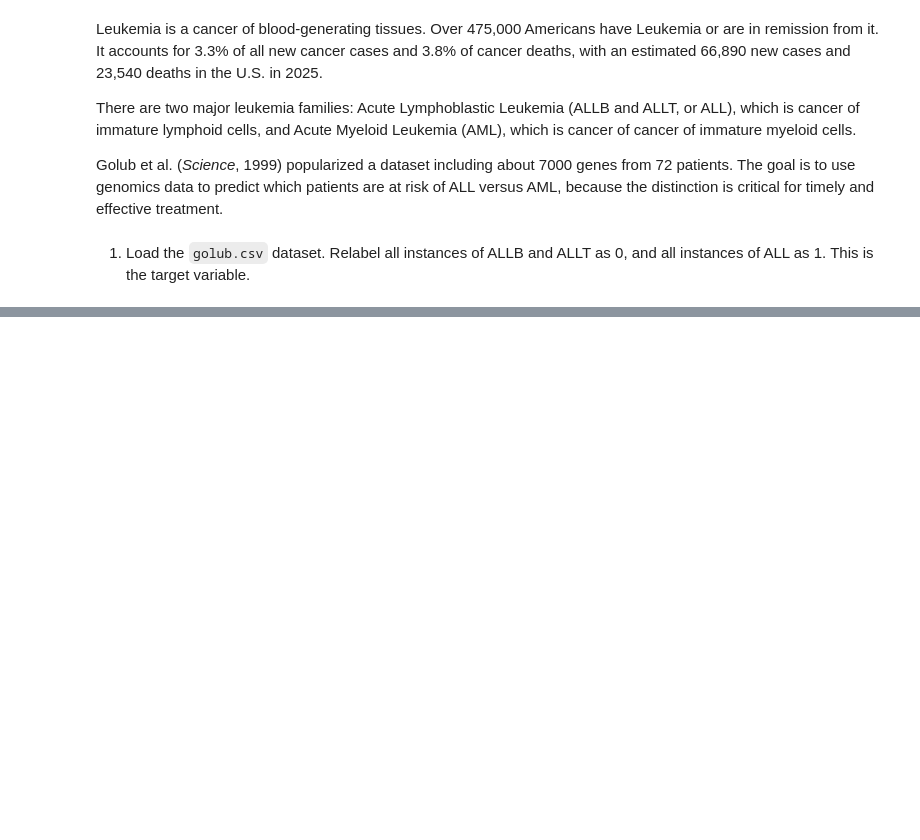
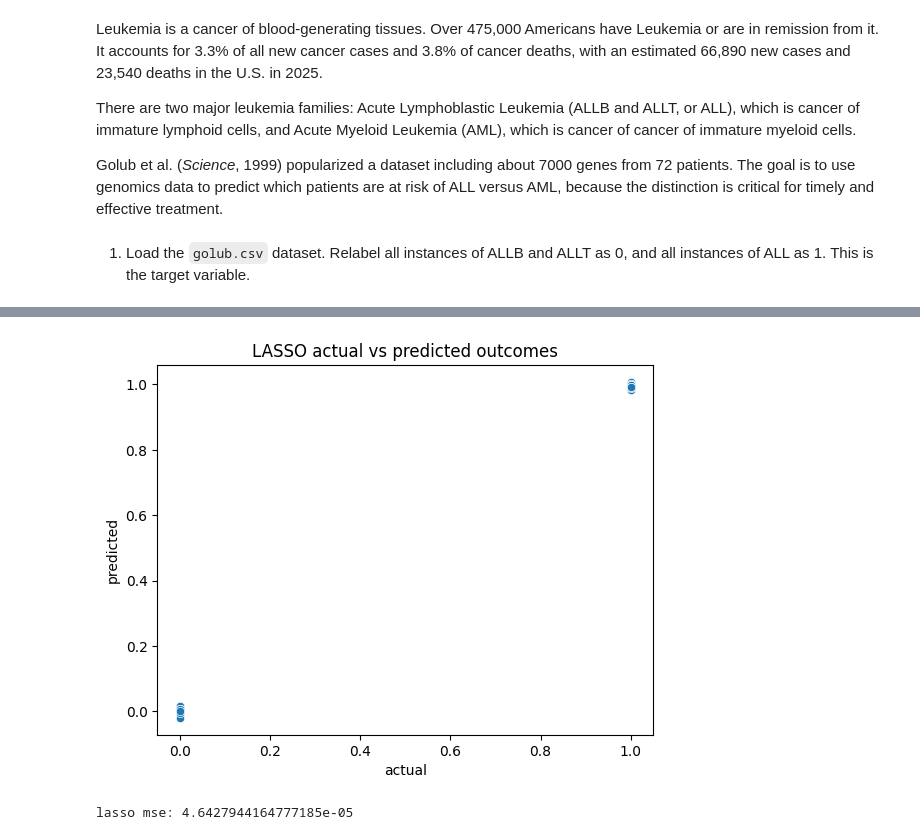
Before and after one commit to syd-nguyen/ds3021-assignments, a Jupyter notebook: assignments/genomics_lab.ipynb, the cells around one changed output, grey strips where cells are left out. Cells and saved outputs as stored; diff of their text form; code cells hidden in the pictures; blank space fills up the shorter version.

```diff
--- a/assignments/genomics_lab.ipynb
+++ b/assignments/genomics_lab.ipynb
@@ -40,0 +82,30 @@ df.head()
+# %%
+scaler = StandardScaler()
+X_sc = scaler.fit_transform(x)
+
+alpha_grid = np.logspace(-4, -2, num=50)
+lasso_cv = LassoCV(cv=10, alphas=alpha_grid, random_state=100, max_iter=10000)
+lasso_cv.fit(X_sc, y)
+
+alpha_star = lasso_cv.alpha_
+mean_mse_path = np.mean(lasso_cv.mse_path_, axis=1)
+index_star = np.argmin(mean_mse_path)
+
+coefs = []
+for alpha in lasso_cv.alphas_:
+    model = Lasso(alpha=alpha, max_iter=10000)
+    model.fit(X_sc, y)
+    coefs.append(model.coef_)
+coefs = np.array(coefs)
+
+coefs_star = coefs[index_star]
+selected_idx = np.nonzero(coefs_star)[0]
+selected_genes = df.columns[selected_idx].tolist()
+
+lasso_star = Lasso(alpha=alpha_star, max_iter=10000).fit(X_sc, y)
+y_hat_lasso = lasso_star.predict(X_sc)
+
+print(f'Optimal alpha: {alpha_star:.10f}')
+print(f'Selected genes: {len(selected_genes)}')
+print(f'Discarded genes: {x.shape[1] - len(selected_genes)}')
+selected_genes
@@ -40,0 +204,13 @@ df.head()
+# %%
+sns.scatterplot(x=y, y=y_hat_lasso)
+plt.title('LASSO actual vs predicted outcomes')
+plt.xlabel('actual')
+plt.ylabel('predicted')
+plt.show()
+# %% [output]
+[figure, added]
+# %%
+lasso_mse = np.mean((y-y_hat_lasso)**2)
+print('lasso mse:', lasso_mse)
+# %% [output]
+lasso mse: 4.6427944164777185e-05
```
Also changed, not shown: parts of 18 cells of this notebook.
